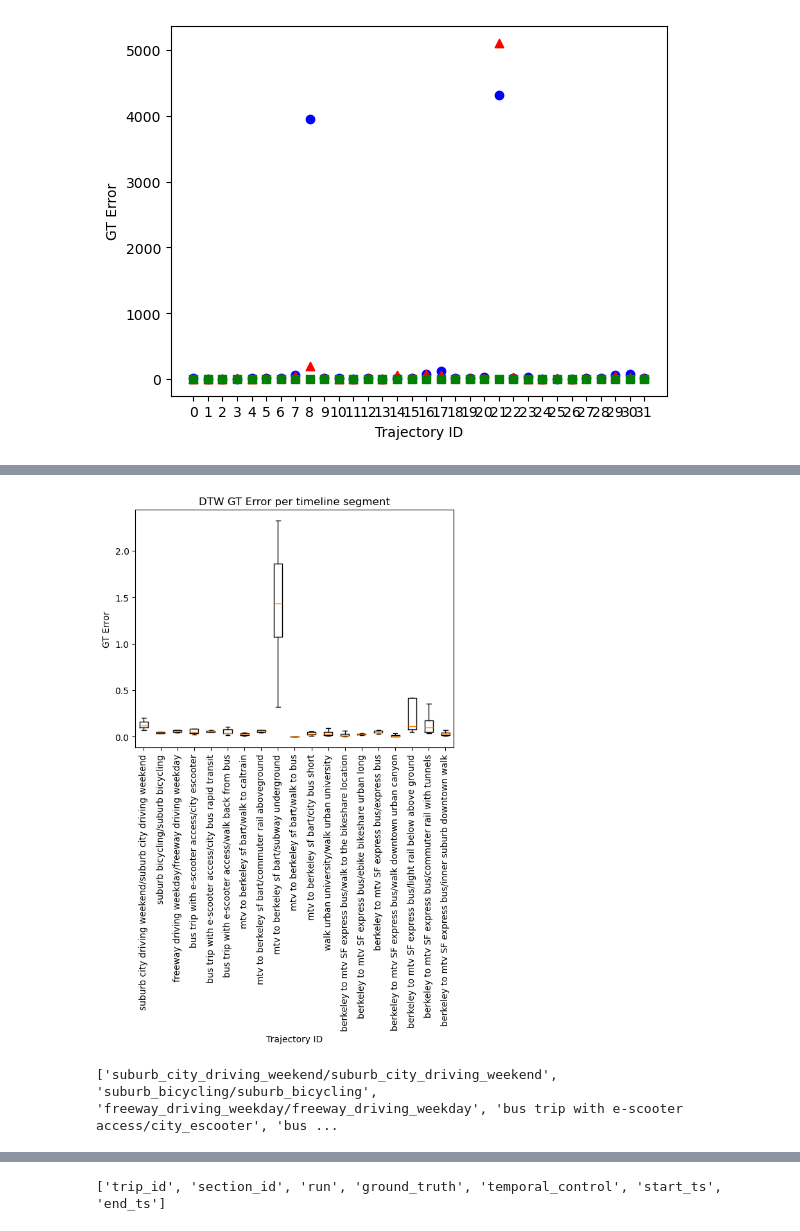
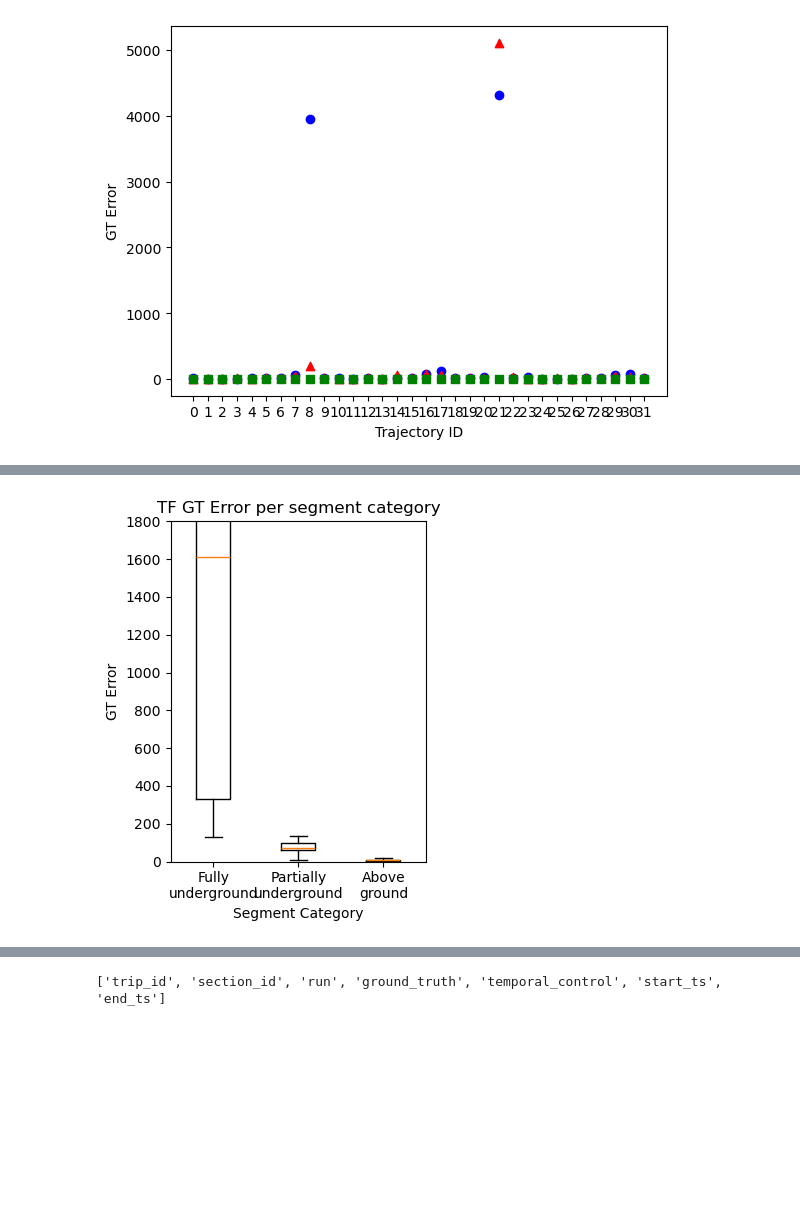
Before and after one commit to KG2468/mobilitynet-analysis-scripts, a Jupyter notebook: trajectory_evaluation_spatio_temporal_all.ipynb, the cells around one changed output, grey strips where cells are left out. Drawn from its saved outputs; the diff is of its cells as text; code cells hidden in the pictures; blank space fills up the shorter version.

```diff
--- a/trajectory_evaluation_spatio_temporal_all.ipynb
+++ b/trajectory_evaluation_spatio_temporal_all.ipynb
@@ -472,6 +472,10 @@ dtw_coverages = {"coverage_density": [], "coverage_time": [], "coverage_max_gap"
 tf_segment_error = {}
 ct_segment_error = {}
 dtw_segment_error = {}
+
+tf_segment_jerk = {}
+ct_segment_jerk = {}
+dtw_segment_jerk = {}
 
 for trip in tree.keys():
     # f.write("trip: %s\n" % trip)
@@ -512,6 +516,16 @@ for trip in tree.keys():
             if trajectory_id not in dtw_segment_error:
                 dtw_segment_error[trajectory_id] = []
             dtw_segment_error[trajectory_id].append(dtw_coverages["gt_error"][-1])
+
+            if trajectory_id not in tf_segment_jerk:
+                tf_segment_jerk[trajectory_id] = []
+            tf_segment_jerk[trajectory_id].append(segment_stats["tf"]["median_jerk"])
+            if trajectory_id not in ct_segment_jerk:
+                ct_segment_jerk[trajectory_id] = []
+            ct_segment_jerk[trajectory_id].append(segment_stats["ct"]["median_jerk"])
+            if trajectory_id not in dtw_segment_jerk:
+                dtw_segment_jerk[trajectory_id] = []
+            dtw_segment_jerk[trajectory_id].append(segment_stats["dtw"]["median_jerk"])
             # f.write("\t\tdtw:%s\n" % segment_stats["dtw"])
 
         # f.write("\n")
@@ -713,50 +870,37 @@ plt.show()
 # %%
 # import re
 #2D point graph x-jerk, y-coverage desnity
-fig = plt.figure()
+fig = plt.figure(figsize=(3.5, 4.5))
 ax = fig.add_subplot()
 
 # For each set of style and range settings, plot n random points in the box
 # defined by x in [23, 32], y in [0, 100], z in [zlow, zhigh].
 # ax.set_xlim([0, 20])
-# ax.set_ylim([0, 20])
+ax.set_ylim([0, 1800])
 # ax.set_zlim([0, 20])
-def plot_boxplot(segment_error, ax):
-    trajectory_ids = list(segment_error.keys())
-    trajectory_ids_formatted = [' '.join(id.split('_')).strip() for id in trajectory_ids]
-    segment_error_merged = {k: [] for k in trajectory_ids_formatted}
-    [segment_error_merged[pair[1]].extend(segment_error[pair[0]]) for pair in zip(trajectory_ids, trajectory_ids_formatted)]
-    trajectory_ids_formatted = list(segment_error_merged.keys())
-    # ax.set_xticks(range(len(trajectory_ids)))
-    ax.set_xticklabels(trajectory_ids_formatted, rotation=90)
-    boxes = [segment_error_merged[trajectory_ids_formatted[i]] for i in range(len(trajectory_ids_formatted))]
-    ax.boxplot(boxes, showfliers=False)
-    return
 
-
+plot_boxplot(tf_segment_error, ax)
 # for i in range(len(trajectory_ids)):
 #     # ax.text(i, tf_coverages["coverage_density"][i], trajectory_ids[i])
 #     ax.scatter(i, np.mean(tf_segment_error[trajectory_ids[i]]), marker='o', color='b')
 
 #     ax.scatter(i, np.mean(ct_segment_error[trajectory_ids[i]]), marker='^', color='r')
 #     ax.scatter(i, np.mean(dtw_segment_error[trajectory_ids[i]]), marker='s', color='g')
 # ax.scatter(tf_avg_jerks, tf_coverages["coverage_density"], marker='o', color='b')
 # ax.scatter(ct_avg_jerks, ct_coverages["coverage_density"], marker='^', color='r')
 # ax.scatter(dtw_avg_jerks, dtw_coverages["coverage_density"], marker='s', color='g')
 
-plot_boxplot(dtw_segment_error, ax)
-ax.set_xlabel('Trajectory ID')
+
+ax.set_xlabel('Segment Category')
 ax.set_ylabel('GT Error')
-ax.set_title('DTW GT Error per timeline segment')
+ax.set_title('TF GT Error per segment category')
 # ax.set_zlabel('GT Error')
 
+plt.tight_layout()
+plt.savefig('../Multi_modal_spatio_temporal_reference_trajectory_creation_and_evaluation/plots/TF_GT_error_box.png', bbox_inches='tight')
 plt.show()
 # %% [output]
-[figure, old version]
+[figure, new version]
-# %%
-\
-# %% [output]
-['suburb_city_driving_weekend/suburb_city_driving_weekend', 'suburb_bicycling/suburb_bicycling', 'freeway_driving_weekday/freeway_driving_weekday', 'bus trip with e-scooter access/city_escooter', 'bus ...
 # %%
 # import re
 #2D point graph x-jerk, y-coverage desnity
```
Also changed, not shown: parts of 20 cells of this notebook, 2 other files.
